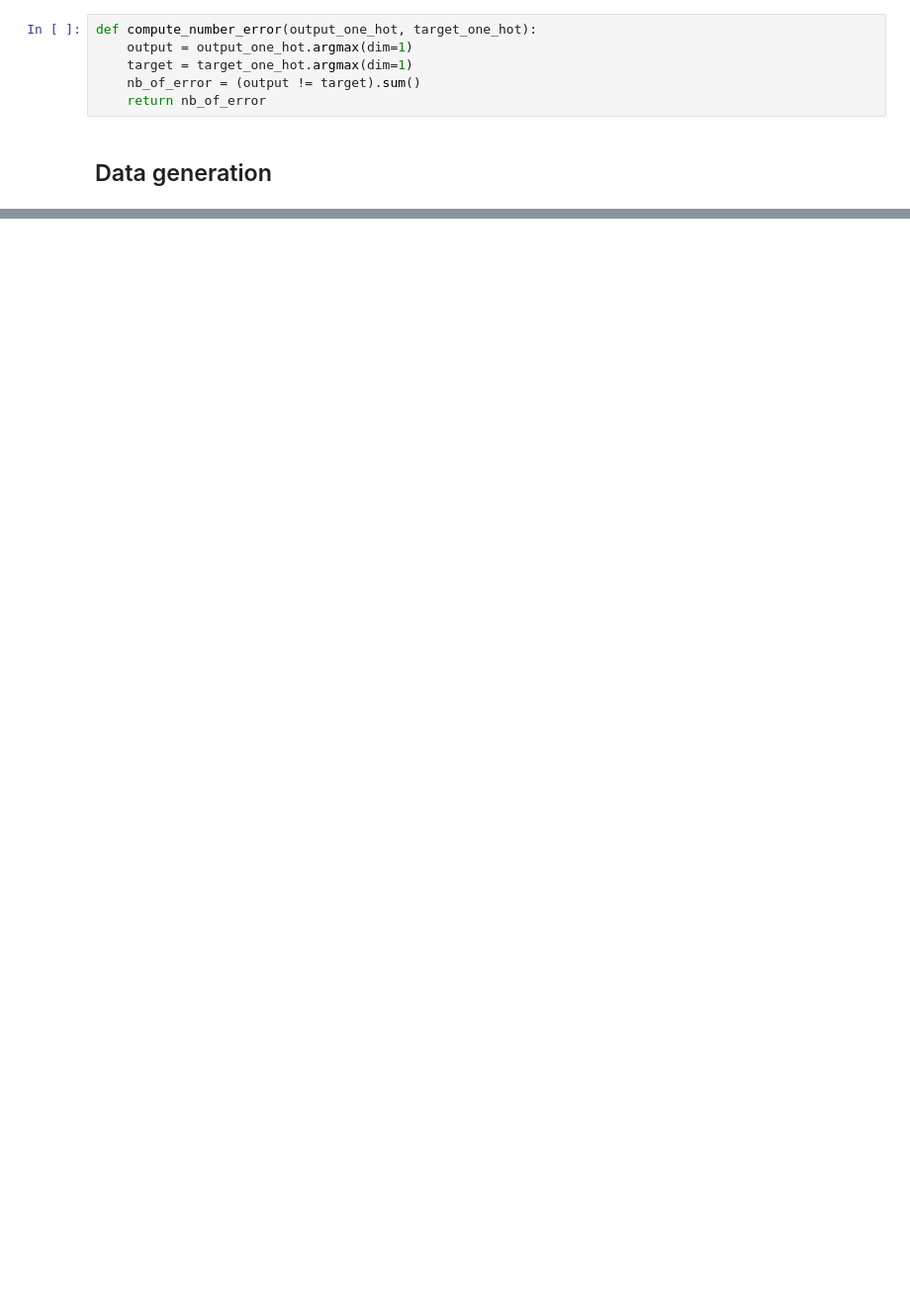
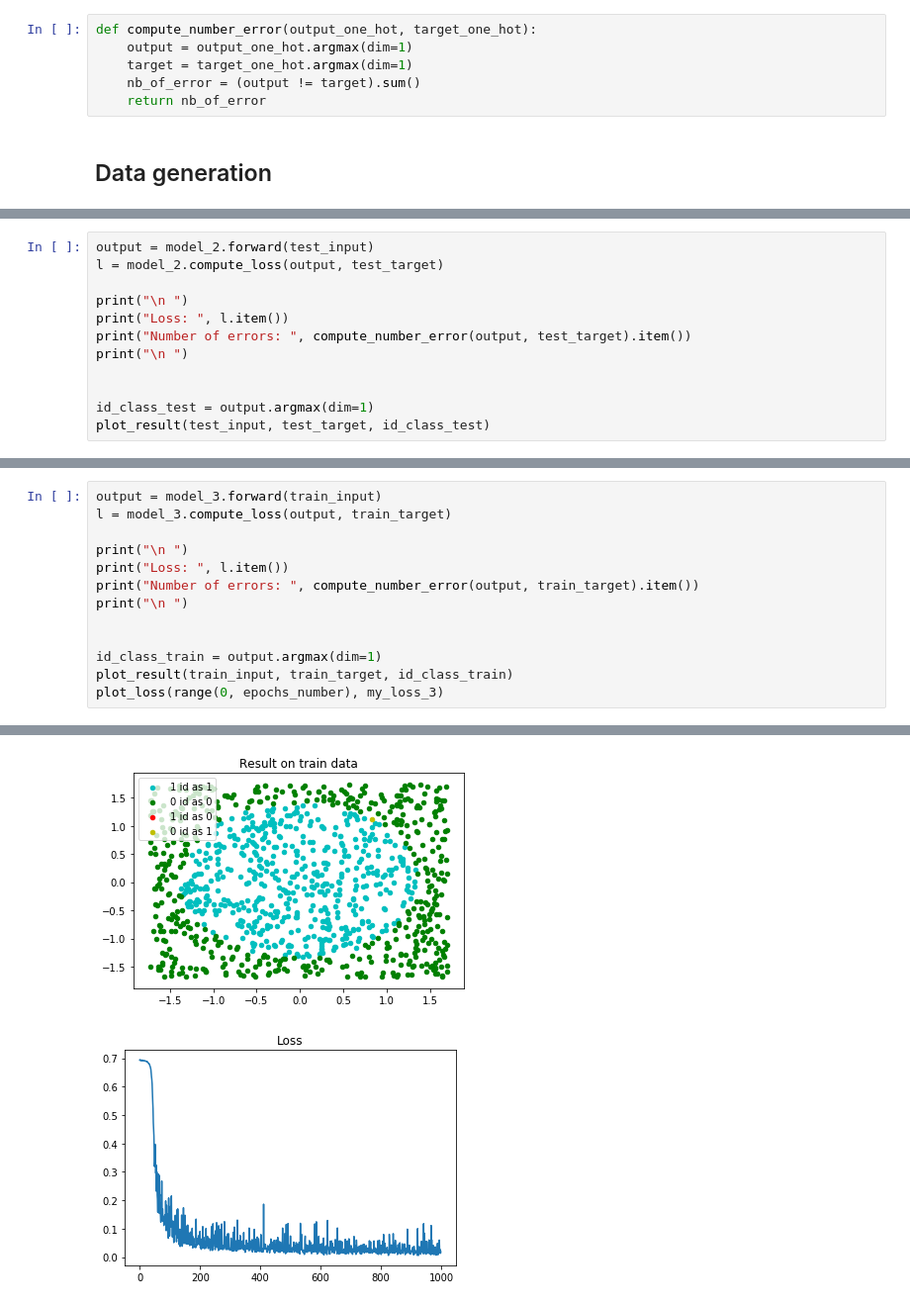
Before and after one commit to natbolon/DL, a Jupyter notebook: Project2/test.ipynb, the cells around one changed output, grey strips where cells are left out. Shown: that part at 99% size. Cells and saved outputs as stored; diff of their text form; blank space fills up the shorter version.

```diff
--- a/Project2/test.ipynb
+++ b/Project2/test.ipynb
@@ -171,0 +233,12 @@ Number of errors:  11
+# %%
+output = model_2.forward(test_input)
+l = model_2.compute_loss(output, test_target)
+
+print("\n ")
+print("Loss: ", l.item())
+print("Number of errors: ", compute_number_error(output, test_target).item())
+print("\n ")
+
+
+id_class_test = output.argmax(dim=1)
+plot_result(test_input, test_target, id_class_test)
@@ -171,0 +307,14 @@ Number of errors:  11
+# %%
+output = model_3.forward(train_input)
+l = model_3.compute_loss(output, train_target)
+
+print("\n ")
+print("Loss: ", l.item())
+print("Number of errors: ", compute_number_error(output, train_target).item())
+print("\n ")
+
+
+id_class_train = output.argmax(dim=1)
+plot_result(train_input, train_target, id_class_train)
+plot_loss(range(0, epochs_number), my_loss_3)
+# %% [output]
@@ -171,0 +323,2 @@ Number of errors:  11
+[figure, added]
+[figure, added]
```
Also changed, not shown: parts of 17 cells of this notebook.
